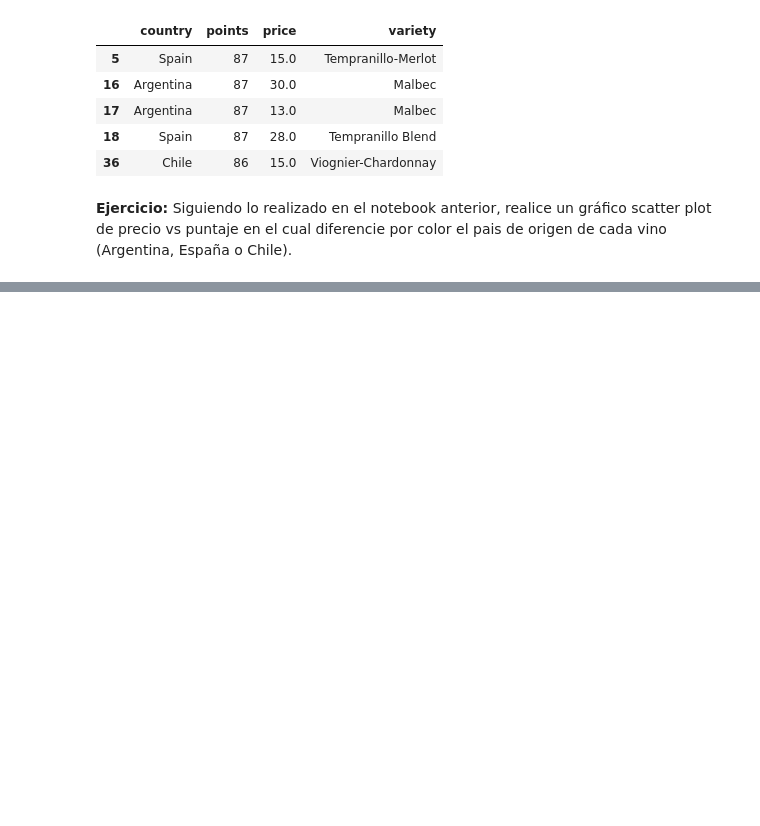
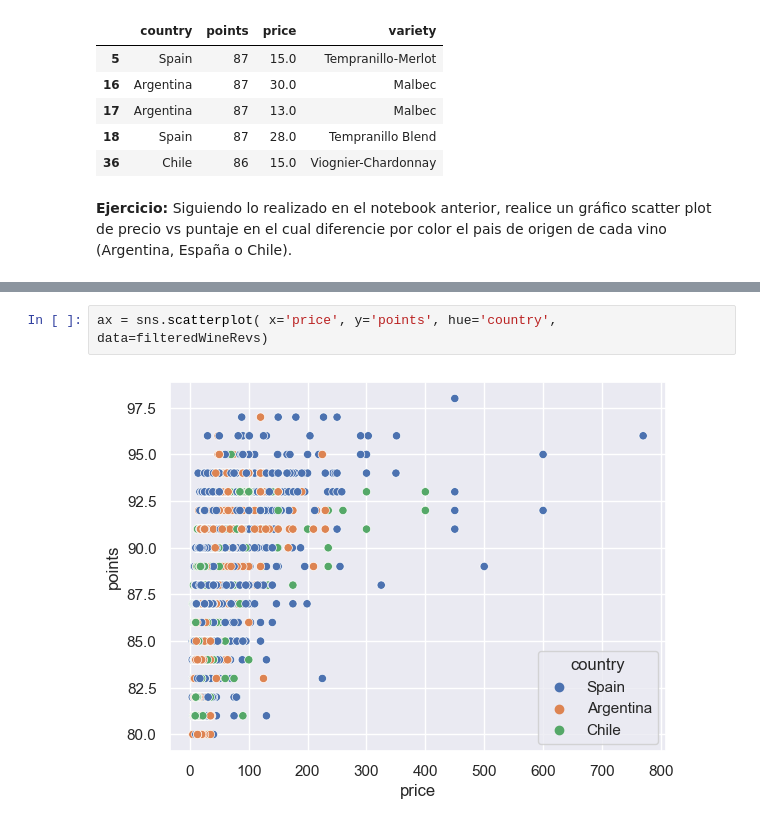
Before and after one commit to Mezgo/Bootcamp, a Jupyter notebook: M5/Clase 7/Seaborn.ipynb, the cells around one changed output, grey strips where cells are left out. Cells and saved outputs as stored; diff of their text form; blank space fills up the shorter version.

```diff
--- a/M5/Clase 7/Seaborn.ipynb
+++ b/M5/Clase 7/Seaborn.ipynb
@@ -68,0 +85,4 @@ ax.set(xlabel='price', ylabel='points')
+# %%
+ax = sns.scatterplot( x='price', y='points', hue='country', data=filteredWineRevs)
+# %% [output]
+[figure, added]
```
Also changed, not shown: parts of 18 cells of this notebook.
